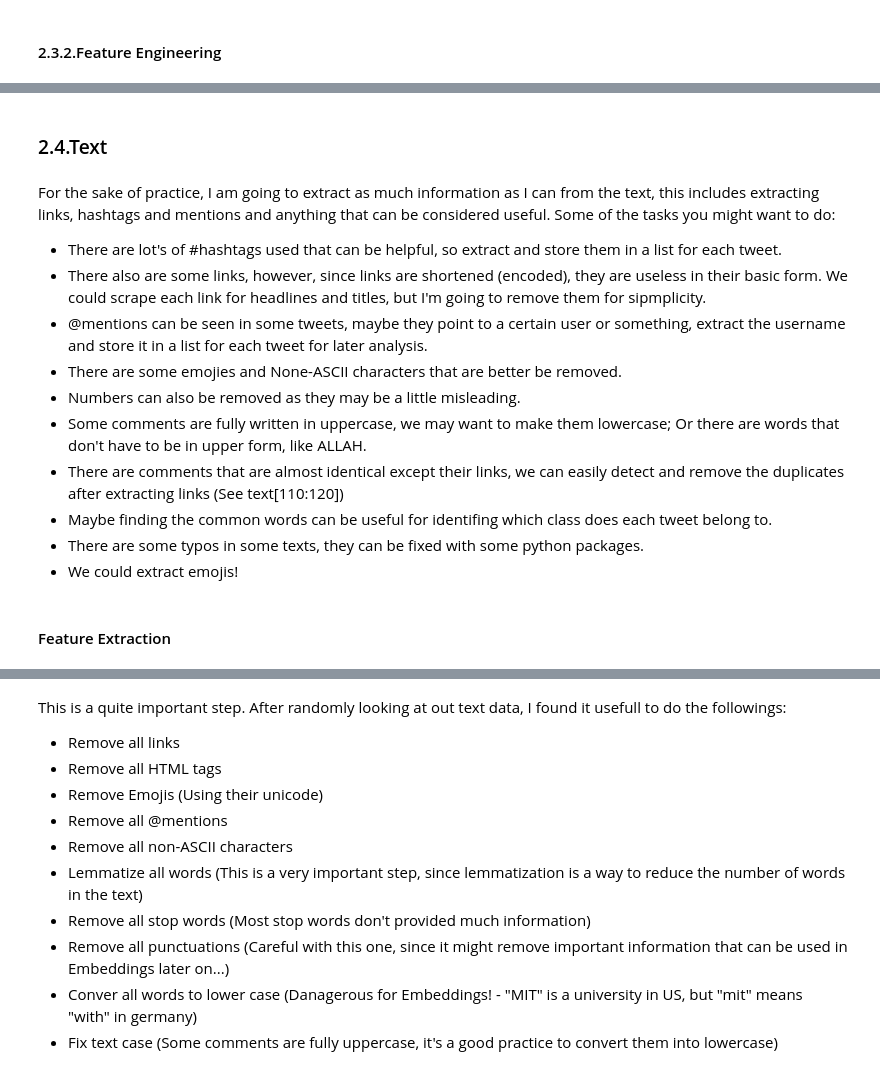
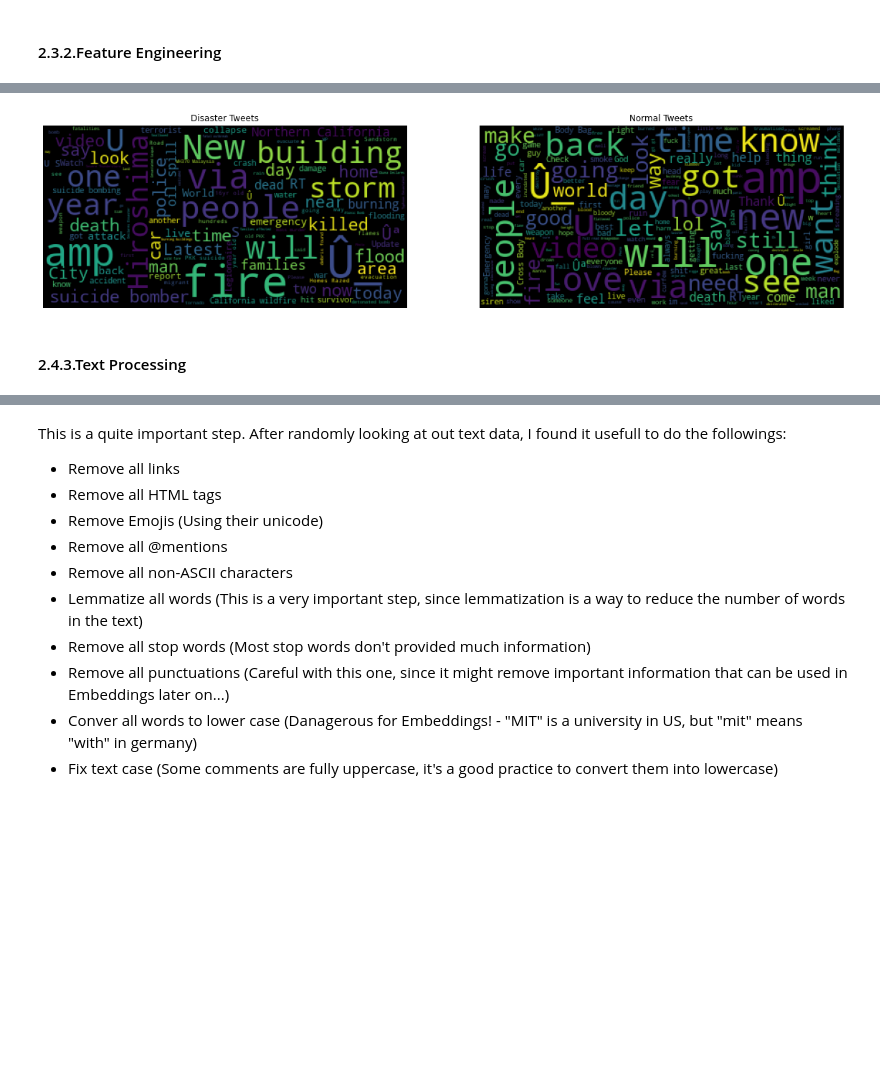
Before and after one commit to keivanipchihagh/NLP-with-Disaster-Tweets, a Jupyter notebook: NLP with Disaster Tweets.ipynb, the cells around one changed output, grey strips where cells are left out. Cells and saved outputs as stored; diff of their text form; code cells hidden in the pictures; blank space fills up the shorter version.

```diff
--- a/NLP with Disaster Tweets.ipynb
+++ b/NLP with Disaster Tweets.ipynb
@@ -285,14 +363,22 @@ plt.show()
+# %%
+fig, axs = plt.subplots(nrows = 1, ncols = 2, figsize = (20, 7))
+
+# Disaster Tweets
+word_cloud = WordCloud(max_font_size = 50)
+word_cloud.generate(" ".join(train_df.loc[train_df['target'] == 1, 'text']))
+axs[0].imshow(word_cloud)
+axs[0].set_title("Disaster Tweets")
+axs[0].axis('off')
+
+# Normal Tweets
+word_cloud = WordCloud(max_font_size = 50)
+word_cloud.generate(" ".join(train_df.loc[train_df['target'] == 0, 'text']))
+axs[1].set_title("Normal Tweets")
+axs[1].imshow(word_cloud)
+axs[1].axis('off')
+
+plt.show()
+# %% [output]
+[figure, added]
 # %% [markdown]
-### 2.4.Text
+#### 2.4.3.Text Processing
-# %% [markdown]
-For the sake of practice, I am going to extract as much information as I can from the text, this includes extracting links, hashtags and mentions and anything that can be considered useful. Some of the tasks you might want to do:
-- There are lot's of #hashtags used that can be helpful, so extract and store them in a list for each tweet.
-- There also are some links, however, since links are shortened (encoded), they are useless in their basic form. We could scrape each link for headlines and titles, but I'm going to remove them for sipmplicity.
-- @mentions can be seen in some tweets, maybe they point to a certain user or something, extract the username and store it in a list for each tweet for later analysis.
-- There are some emojies and None-ASCII characters that are better be removed.
-- Numbers can also be removed as they may be a little misleading.
-- Some comments are fully written in uppercase, we may want to make them lowercase; Or there are words that don't have to be in upper form, like ALLAH.
-- There are comments that are almost identical except their links, we can easily detect and remove the duplicates after extracting links (See text[110:120])
-- Maybe finding the common words can be useful for identifing which class does each tweet belong to.
-- There are some typos in some texts, they can be fixed with some python packages.
-- We could extract emojis!
@@ -301,2 +384,0 @@ train_df['text'].iloc[:50].values
-# %% [markdown]
-#### Feature Extraction
```
Also changed, not shown: parts of 29 cells of this notebook.
